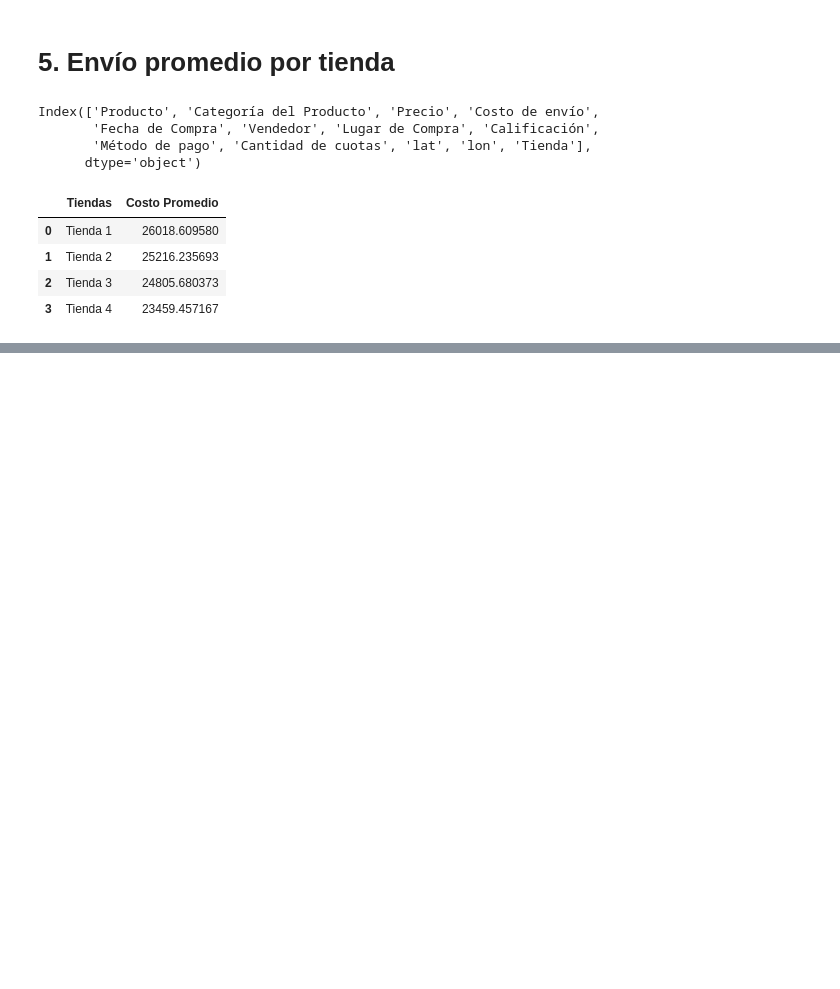
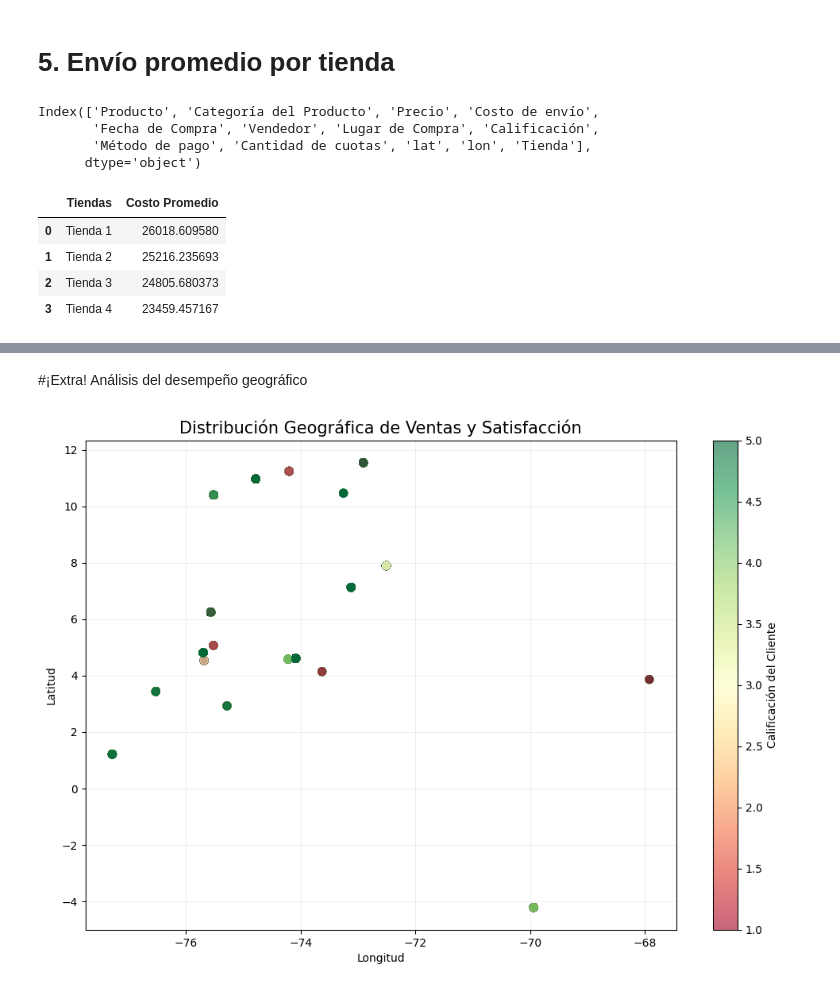
Before and after one commit to Nancy-Velazquez/AluraStoreLatam, a Jupyter notebook: AluraStoreLatam.ipynb, the cells around one changed output, grey strips where cells are left out. Drawn from its saved outputs; the diff is of its cells as text; code cells hidden in the pictures; blank space fills up the shorter version.

Commit message:
Se creó informe_Extra

```diff
--- a/AluraStoreLatam.ipynb
+++ b/AluraStoreLatam.ipynb
@@ -333,0 +340,23 @@ display(df_envios)
+# %% [markdown]
+#¡Extra! Análisis del desempeño geográfico
+# %%
+import pandas as pd
+import matplotlib.pyplot as plt
+
+df_global = pd.concat([tienda, tienda2, tienda3, tienda4], ignore_index=True)
+
+plt.figure(figsize=(12, 8))
+scatter = plt.scatter(df_global['lon'], df_global['lat'],
+                      c=df_global['Calificación'],
+                      cmap='RdYlGn',
+                      alpha=0.6,
+                      s=50)
+
+plt.colorbar(scatter, label='Calificación del Cliente')
+plt.title('Distribución Geográfica de Ventas y Satisfacción', fontsize=15)
+plt.xlabel('Longitud')
+plt.ylabel('Latitud')
+plt.grid(True, alpha=0.2)
+plt.show()
+# %% [output]
+[figure, added]
```
Also changed, not shown: parts of 2 cells of this notebook.
